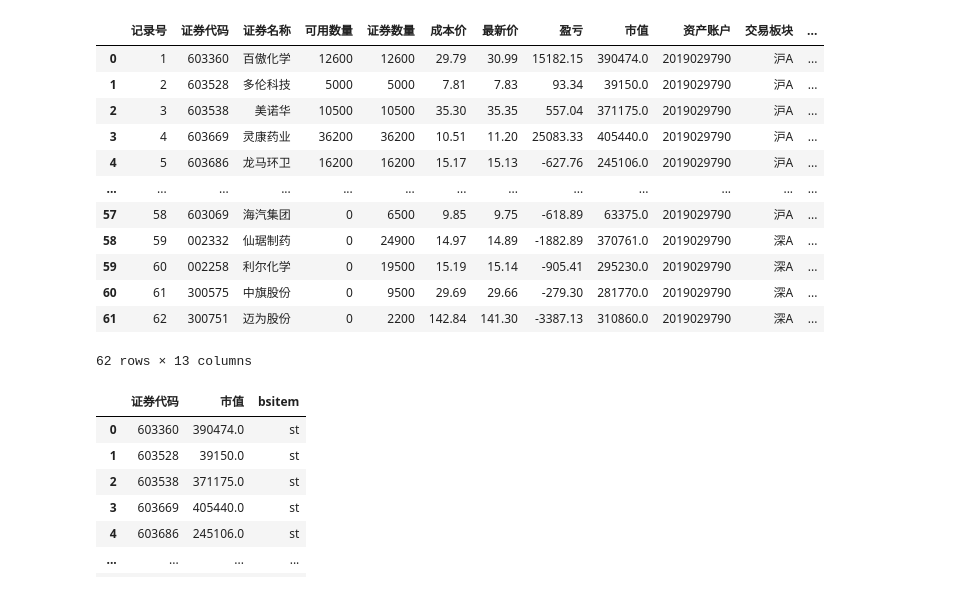
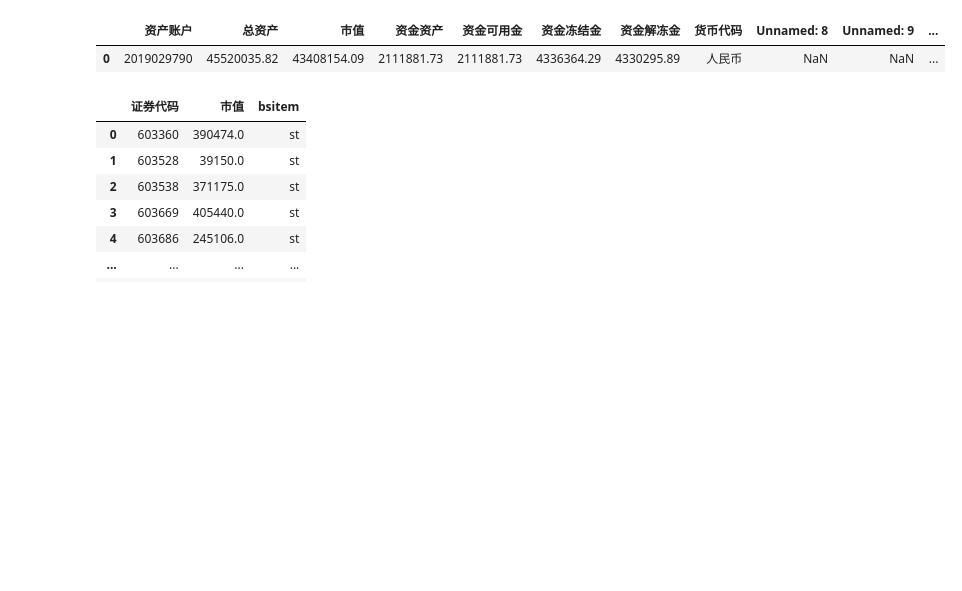
Before and after one commit to Maxincer/trading_plan, a Jupyter notebook: temp.ipynb, the cells around one changed output. Cells and saved outputs as stored; diff of their text form; code cells hidden in the pictures; blank space fills up the shorter version.

```diff
--- a/temp.ipynb
+++ b/temp.ipynb
@@ -1,6 +1,8 @@
 # %%
 import os
+
 import pandas as pd
+import pymongo
 
 def seccode2bsitem(str_code):
     """
@@ -13,11 +15,14 @@ def seccode2bsitem(str_code):
         'ce': 现金及一般等价物,
         'unknown': others
         }
+    :note:
+    无B股股东账户， 在清洗持仓数据时，为考虑B股代码问题。
+
     """
     str_code = str_code.zfill(6)
     if str_code[:3] in ['600', '601', '603', '688', '689']:  # 未考虑B股
         return 'st'
-    elif str_code[:2] in ['00', '30']:  # 未考虑B股(20,与204冲突)
+    elif str_code[:2] in ['00', '30']:
         return 'st'
     elif str_code[:3] in ['204', '511', '159', '519', '521', '660']:
         return 'ce'
@@ -27,39 +32,29 @@ def seccode2bsitem(str_code):
         print(f'New security type found, please check {str_code} type and update the function "seccode2bsitem".')
         return 'unknown'
 
-def process_raw_data_cash(fpath_holding):
-    str_ext = os.path.splitext(fpath_holding)[1]
+def process_raw_data_cash(__fpath_holding):
+    str_ext = os.path.splitext(__fpath_holding)[1]
     if str_ext in ['.xlsx', '.xls']:
-        __df_capital = pd.read_excel(fpath_holding, nrows=1)
-        __df_holding = pd.read_excel(fpath_holding, skiprows=3)
+        __df_capital = pd.read_excel(__fpath_holding)
+        __df_holding = pd.read_excel(__fpath_holding)
     elif str_ext == '.csv':
-        __df_capital = pd.read_csv(fpath_holding, nrows=1, encoding='gbk',
+        __df_capital = pd.read_csv(__fpath_holding, nrows=1, encoding='gbk',
                                  dtype={'资产账户': str, '总资产': float, '总负债': float, '净资产': float,
                                         '资金可用金': float})
-        __df_holding = pd.read_csv(fpath_holding, skiprows=3, encoding='gbk',
+        __df_holding = pd.read_csv(__fpath_holding, skiprows=3, encoding='gbk',
                                  dtype={'证券代码': str, '市值': float})
     else:
         raise TypeError('Unknown file type!')
     return __df_capital, __df_holding
+str_date = '20200414'
 # %%
-str_date = '20200413'
+
 fpath = f'D:/data/A_trading_data/1500+/A_result/{str_date}/2hao_MS/holding_sw.csv'
 df_capital, df_holding = process_raw_data_cash(fpath)
-df_holding
+df_capital
 # %% [output]
-|  | 记录号 | 证券代码 | 证券名称 | 可用数量 | 证券数量 | 成本价 | 最新价 | 盈亏 | 市值 | 资产账户 | 交易板块 | ... |
-| 0 | 1 | 603360 | 百傲化学 | 12600 | 12600 | 29.79 | 30.99 | 15182.15 | 390474.0 | 2019029790 | 沪A | ... |
-| 1 | 2 | 603528 | 多伦科技 | 5000 | 5000 | 7.81 | 7.83 | 93.34 | 39150.0 | 2019029790 | 沪A | ... |
-| 2 | 3 | 603538 | 美诺华 | 10500 | 10500 | 35.30 | 35.35 | 557.04 | 371175.0 | 2019029790 | 沪A | ... |
-| 3 | 4 | 603669 | 灵康药业 | 36200 | 36200 | 10.51 | 11.20 | 25083.33 | 405440.0 | 2019029790 | 沪A | ... |
-| 4 | 5 | 603686 | 龙马环卫 | 16200 | 16200 | 15.17 | 15.13 | -627.76 | 245106.0 | 2019029790 | 沪A | ... |
-| ... | ... | ... | ... | ... | ... | ... | ... | ... | ... | ... | ... | ... |
-| 57 | 58 | 603069 | 海汽集团 | 0 | 6500 | 9.85 | 9.75 | -618.89 | 63375.0 | 2019029790 | 沪A | ... |
-| 58 | 59 | 002332 | 仙琚制药 | 0 | 24900 | 14.97 | 14.89 | -1882.89 | 370761.0 | 2019029790 | 深A | ... |
-| 59 | 60 | 002258 | 利尔化学 | 0 | 19500 | 15.19 | 15.14 | -905.41 | 295230.0 | 2019029790 | 深A | ... |
-| 60 | 61 | 300575 | 中旗股份 | 0 | 9500 | 29.69 | 29.66 | -279.30 | 281770.0 | 2019029790 | 深A | ... |
-| 61 | 62 | 300751 | 迈为股份 | 0 | 2200 | 142.84 | 141.30 | -3387.13 | 310860.0 | 2019029790 | 深A | ... |
+|  | 资产账户 | 总资产 | 市值 | 资金资产 | 资金可用金 | 资金冻结金 | 资金解冻金 | 货币代码 | Unnamed: 8 | Unnamed: 9 | ... |
+| 0 | 2019029790 | 45520035.82 | 43408154.09 | 2111881.73 | 2111881.73 | 4336364.29 | 4330295.89 | 人民币 | NaN | NaN | ... |
-62 rows × 13 columns
 # %%
 # 此步骤之前，需要规范一下列名。
 df_holding_draft = df_holding.loc[:, ['证券代码', '市值']]
```
Also changed, not shown: parts of 7 cells of this notebook, 1 other file.
